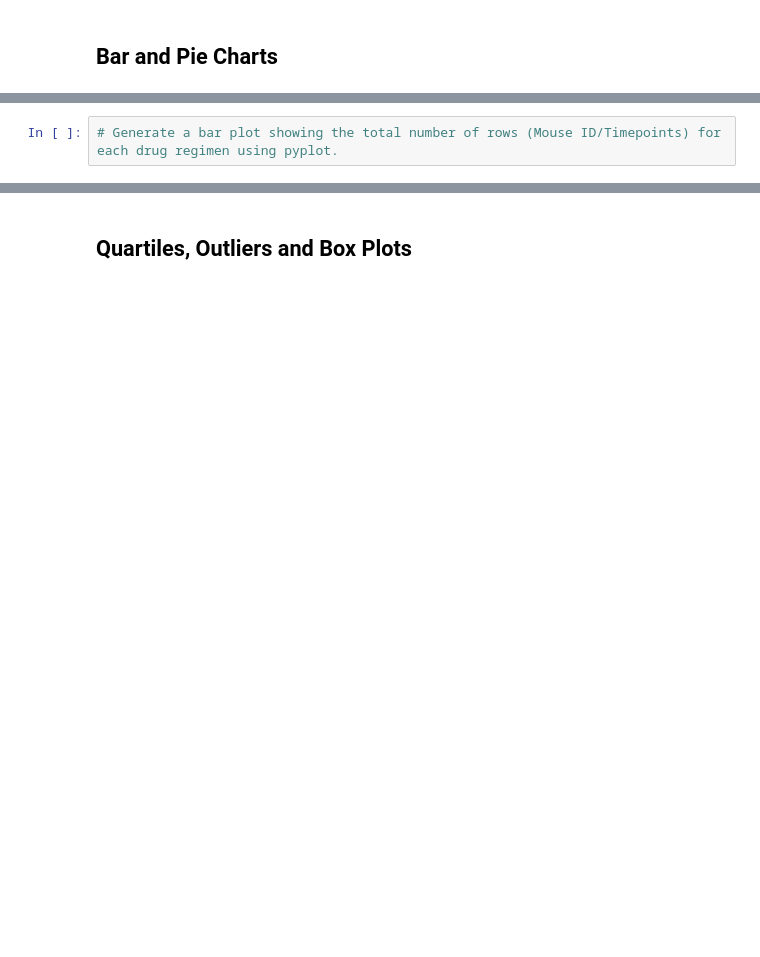
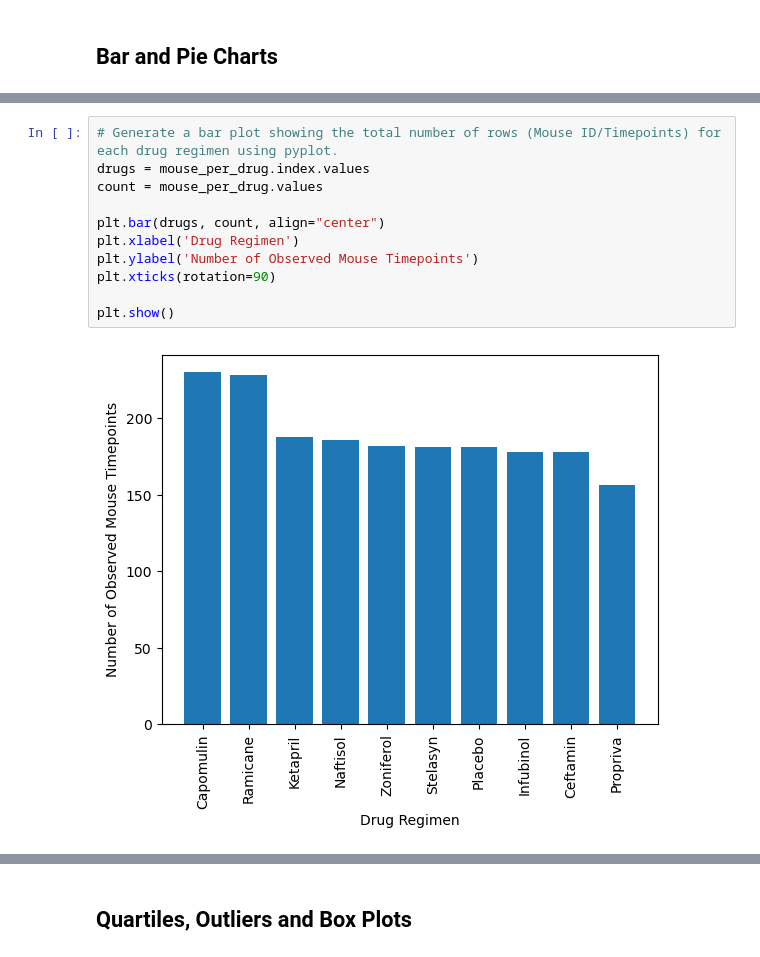
Before and after one commit to Amarah010/Matplotlib-Challenge, a Jupyter notebook: pymaceuticals.ipynb, the cells around one changed output, grey strips where cells are left out. Cells and saved outputs as stored; diff of their text form; blank space fills up the shorter version.

```diff
--- a/pymaceuticals.ipynb
+++ b/pymaceuticals.ipynb
@@ -68,4 +172,15 @@ mouse_dataset
 # %%
 # Generate a bar plot showing the total number of rows (Mouse ID/Timepoints) for each drug regimen using pyplot.
+drugs = mouse_per_drug.index.values
+count = mouse_per_drug.values
+
+plt.bar(drugs, count, align="center")
+plt.xlabel('Drug Regimen')
+plt.ylabel('Number of Observed Mouse Timepoints')
+plt.xticks(rotation=90)
+
+plt.show()
+# %% [output]
+[figure, added]
 # %%
 # Generate a pie plot showing the distribution of female versus male mice using Pandas
```
Also changed, not shown: parts of 11 cells of this notebook.
